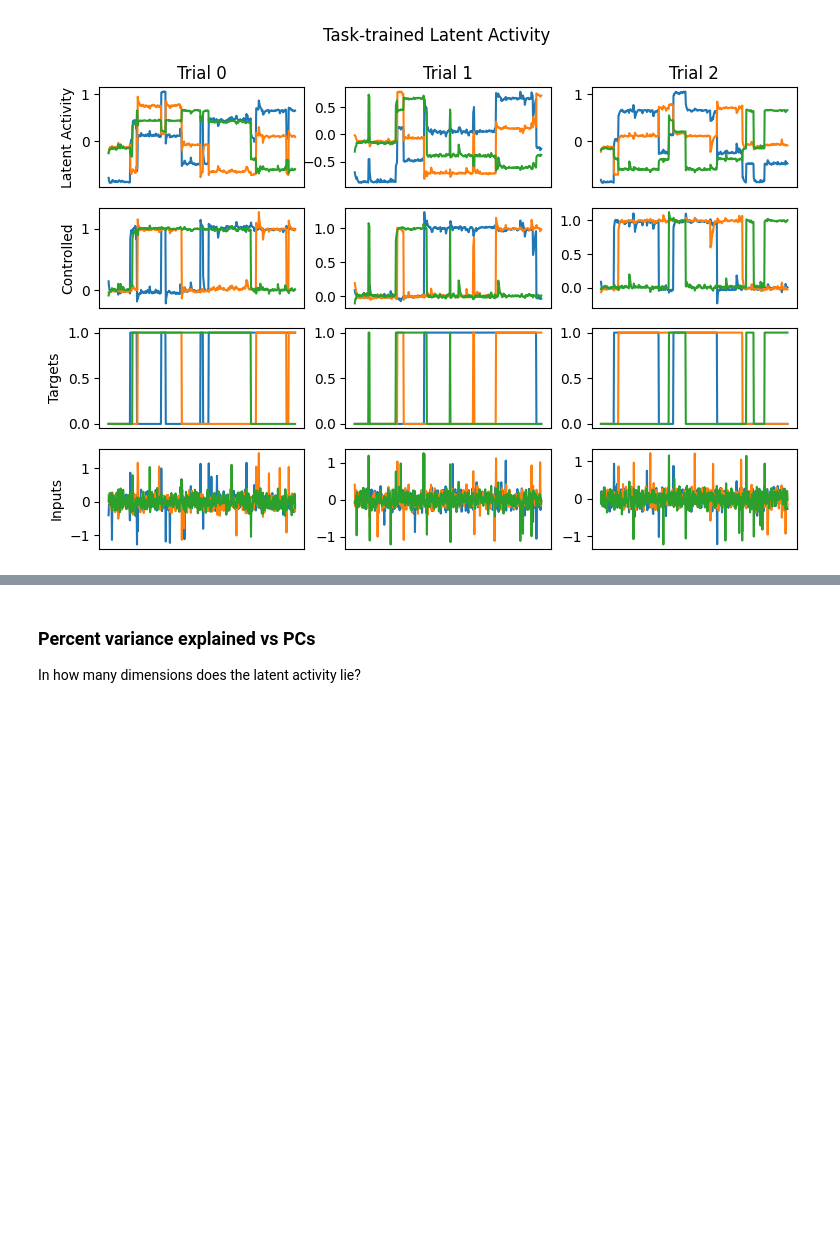
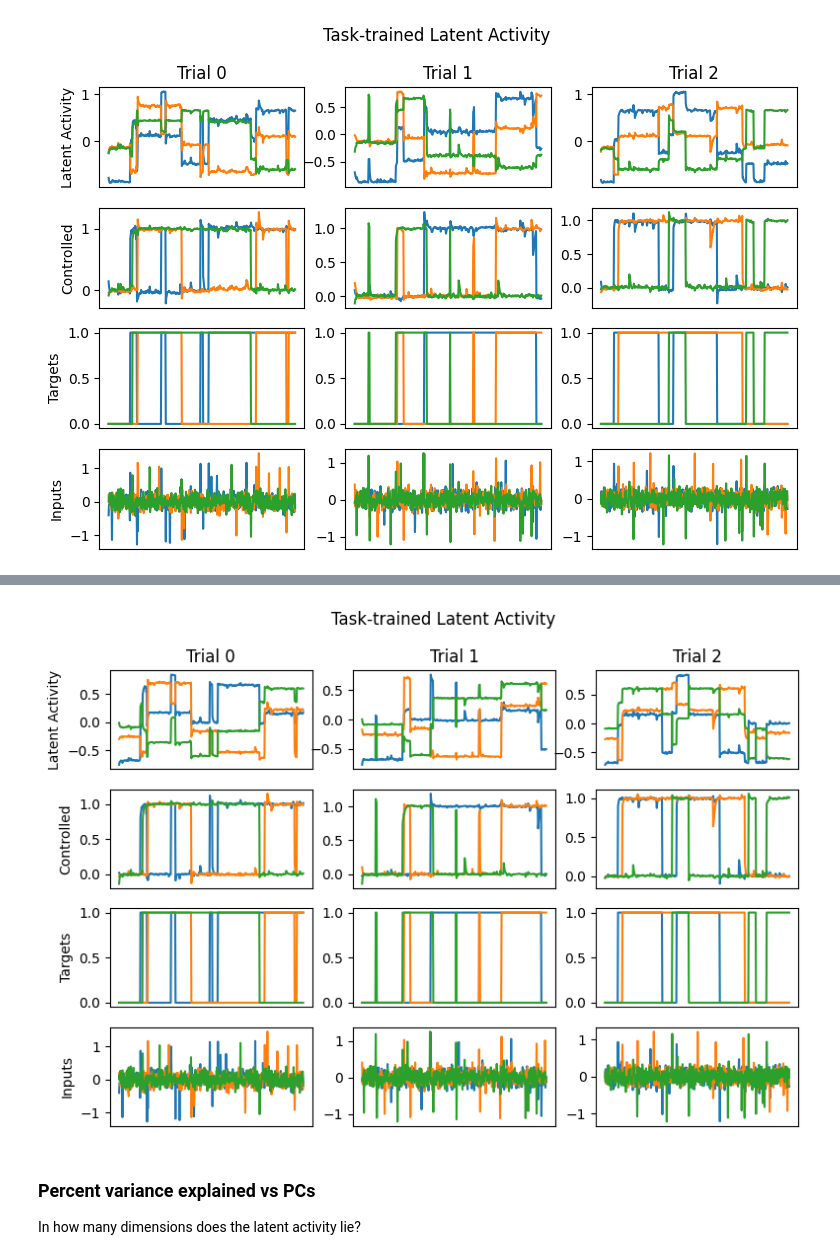
Before and after one commit to alejandradu/gnode, a Jupyter notebook: examples/TaskTraining_Analysis.ipynb, the cells around one changed output, grey strips where cells are left out. Drawn from its saved outputs; the diff is of its cells as text; code cells hidden in the pictures; blank space fills up the shorter version.

```diff
--- a/examples/TaskTraining_Analysis.ipynb
+++ b/examples/TaskTraining_Analysis.ipynb
@@ -140,3 +161,13 @@ analysis_tt_3bff.plot_trial_io(num_trials=5)
+# %%
+path2 = "/scratch/network/ad2002/content/trained_models/task-trained/20240323_NODE_N3BFF_march23/weight_decay=1e-09 learning_rate=0.001 max_epochs=1500 seed=0 batch_size=256 num_workers=4 n_samples=1000/"
+# Create the analysis object:
+analysis_tt_3bff_2 = Analysis_TT(
+    run_name = "1_batch_size=256,n_samples=1000,num_workers=4,seed=0,learning_rate=0.0010,weight_decay=0.0000,max_epochs=1500/",
+    filepath = path2)
+
+analysis_tt_3bff_2.plot_trial_io(num_trials=3)
+# %% [output]
+[figure, added]
 # %% [markdown]
 ### Percent variance explained vs PCs
 
```
Also changed, not shown: parts of 8 cells of this notebook, 2 other files.
